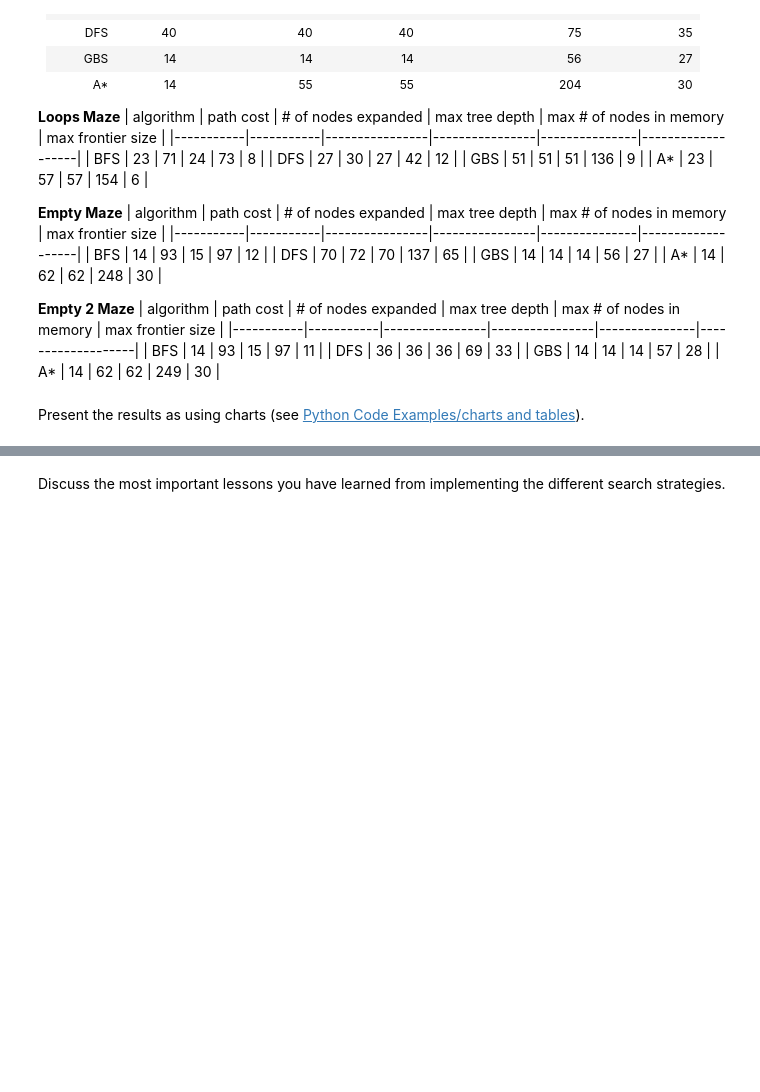
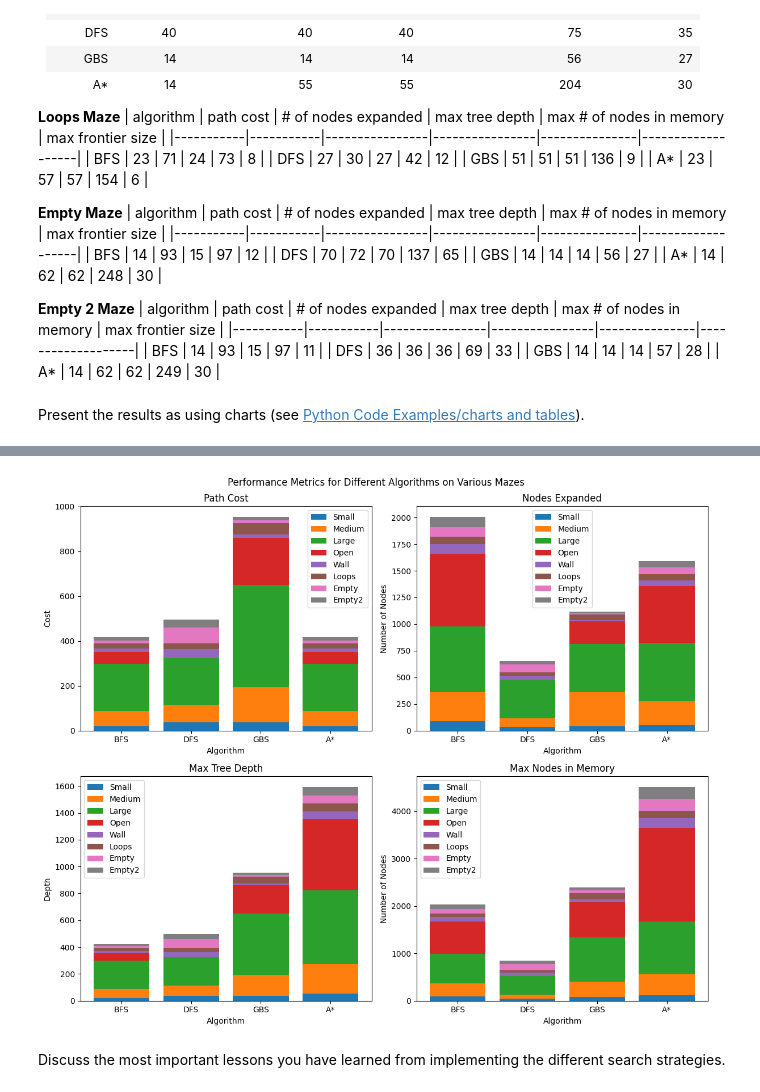
Before and after one commit to JCrossover-14/CSE352, a Jupyter notebook: HW1/Maze.ipynb, the cells around one changed output, grey strips where cells are left out. Saved outputs shown, nothing was run; the diff lists cells and outputs as text; code cells hidden in the pictures; blank space fills up the shorter version.

Commit message:
updated charts

```diff
--- a/HW1/Maze.ipynb
+++ b/HW1/Maze.ipynb
@@ -843,2 +818,88 @@ plt.show()
+# %%
+import numpy as np
+import matplotlib.pyplot as plt
+
+algorithms = ["BFS", "DFS", "GBS", "A*"]
+path_cost = {"Small": [19, 37, 38, 19], "Medium": [68, 76, 157, 68], "Large": [210, 210, 454, 210],
+             "Open": [54, 0, 211, 54], "Wall": [14, 40, 14, 14], "Loops": [23, 27, 51, 23],
+             "Empty": [14, 70, 14, 14], "Empty2": [14, 36, 14, 14]}
+
+nodes_expanded = {"Small": [91, 37, 39, 53], "Medium": [269, 76, 320, 221], "Large": [620, 364, 454, 549],
+                  "Open": [682, 0, 211, 534], "Wall": [86, 40, 14, 55], "Loops": [71, 30, 51, 57],
+                  "Empty": [93, 72, 14, 62], "Empty2": [93, 36, 14, 62]}
+
+max_tree_depth = {"Small": [19, 37, 38, 52], "Medium": [69, 76, 157, 221], "Large": [211, 210, 454, 549],
+                  "Open": [55, 0, 211, 534], "Wall": [15, 40, 14, 55], "Loops": [24, 27, 51, 57],
+                  "Empty": [15, 70, 14, 62], "Empty2": [15, 36, 14, 62]}
+
+max_nodes_in_memory = {"Small": [93, 44, 81, 112], "Medium": [272, 83, 320, 453], "Large": [624, 395, 931, 1105],
+                       "Open": [685, 0, 751, 1982], "Wall": [90, 75, 56, 204], "Loops": [73, 42, 136, 154],
+                       "Empty": [97, 137, 56, 248], "Empty2": [97, 69, 57, 249]}
+
+max_frontier_size = {"Small": [8, 7, 5, 8], "Medium": [8, 7, 8, 8], "Large": [9, 31, 24, 12],
+                     "Open": [23, 0, 63, 28], "Wall": [11, 35, 27, 30], "Loops": [8, 12, 9, 6],
+                     "Empty": [12, 65, 27, 30], "Empty2": [11, 33, 28, 30]}
+
+
+fig, axs = plt.subplots(2, 2, figsize=(12, 10))
+
+fig.suptitle("Performance Metrics for Different Algorithms on Various Mazes")
+
+
+axs[0, 0].bar(algorithms, path_cost["Small"], label="Small")
+axs[0, 0].bar(algorithms, path_cost["Medium"], bottom=path_cost["Small"], label="Medium")
+axs[0, 0].bar(algorithms, path_cost["Large"], bottom=np.array(path_cost["Small"]) + np.array(path_cost["Medium"]), label="Large")
+axs[0, 0].bar(algorithms, path_cost["Open"], bottom=np.array(path_cost["Small"]) + np.array(path_cost["Medium"]) + np.array(path_cost["Large"]), label="Open")
+axs[0, 0].bar(algorithms, path_cost["Wall"], bottom=np.array(path_cost["Small"]) + np.array(path_cost["Medium"]) + np.array(path_cost["Large"]) + np.array(path_cost["Open"]), label="Wall")
+axs[0, 0].bar(algorithms, path_cost["Loops"], bottom=np.array(path_cost["Small"]) + np.array(path_cost["Medium"]) + np.array(path_cost["Large"]) + np.array(path_cost["Open"]) + np.array(path_cost["Wall"]), label="Loops")
+axs[0, 0].bar(algorithms, path_cost["Empty"], bottom=np.array(path_cost["Small"]) + np.array(path_cost["Medium"]) + np.array(path_cost["Large"]) + np.array(path_cost["Open"]) + np.array(path_cost["Wall"]) + np.array(path_cost["Loops"]), label="Empty")
+axs[0, 0].bar(algorithms, path_cost["Empty2"], bottom=np.array(path_cost["Small"]) + np.array(path_cost["Medium"]) + np.array(path_cost["Large"]) + np.array(path_cost["Open"]) + np.array(path_cost["Wall"]) + np.array(path_cost["Loops"]) + np.array(path_cost["Empty"]), label="Empty2")
+axs[0, 0].set_title("Path Cost")
+axs[0, 0].legend()
+axs[0, 0].set_ylabel("Cost")
+
+axs[0, 1].bar(algorithms, nodes_expanded["Small"], label="Small")
+axs[0, 1].bar(algorithms, nodes_expanded["Medium"], bottom=nodes_expanded["Small"], label="Medium")
+axs[0, 1].bar(algorithms, nodes_expanded["Large"], bottom=np.array(nodes_expanded["Small"]) + np.array(nodes_expanded["Medium"]), label="Large")
+axs[0, 1].bar(algorithms, nodes_expanded["Open"], bottom=np.array(nodes_expanded["Small"]) + np.array(nodes_expanded["Medium"]) + np.array(nodes_expanded["Large"]), label="Open")
+axs[0, 1].bar(algorithms, nodes_expanded["Wall"], bottom=np.array(nodes_expanded["Small"]) + np.array(nodes_expanded["Medium"]) + np.array(nodes_expanded["Large"]) + np.array(nodes_expanded["Open"]), label="Wall")
+axs[0, 1].bar(algorithms, nodes_expanded["Loops"], bottom=np.array(nodes_expanded["Small"]) + np.array(nodes_expanded["Medium"]) + np.array(nodes_expanded["Large"]) + np.array(nodes_expanded["Open"]) + np.array(nodes_expanded["Wall"]), label="Loops")
+axs[0, 1].bar(algorithms, nodes_expanded["Empty"], bottom=np.array(nodes_expanded["Small"]) + np.array(nodes_expanded["Medium"]) + np.array(nodes_expanded["Large"]) + np.array(nodes_expanded["Open"]) + np.array(nodes_expanded["Wall"]) + np.array(nodes_expanded["Loops"]), label="Empty")
+axs[0, 1].bar(algorithms, nodes_expanded["Empty2"], bottom=np.array(nodes_expanded["Small"]) + np.array(nodes_expanded["Medium"]) + np.array(nodes_expanded["Large"]) + np.array(nodes_expanded["Open"]) + np.array(nodes_expanded["Wall"]) + np.array(nodes_expanded["Loops"]) + np.array(nodes_expanded["Empty"]), label="Empty2")
+axs[0, 1].set_title("Nodes Expanded")
+axs[0, 1].legend()
+axs[0, 1].set_ylabel("Number of Nodes")
+
+axs[1, 0].bar(algorithms, max_tree_depth["Small"], label="Small")
+axs[1, 0].bar(algorithms, max_tree_depth["Medium"], bottom=max_tree_depth["Small"], label="Medium")
+axs[1, 0].bar(algorithms, max_tree_depth["Large"], bottom=np.array(max_tree_depth["Small"]) + np.array(max_tree_depth["Medium"]), label="Large")
+axs[1, 0].bar(algorithms, max_tree_depth["Open"], bottom=np.array(max_tree_depth["Small"]) + np.array(max_tree_depth["Medium"]) + np.array(max_tree_depth["Large"]), label="Open")
+axs[1, 0].bar(algorithms, max_tree_depth["Wall"], bottom=np.array(max_tree_depth["Small"]) + np.array(max_tree_depth["Medium"]) + np.array(max_tree_depth["Large"]) + np.array(max_tree_depth["Open"]), label="Wall")
+axs[1, 0].bar(algorithms, max_tree_depth["Loops"], bottom=np.array(max_tree_depth["Small"]) + np.array(max_tree_depth["Medium"]) + np.array(max_tree_depth["Large"]) + np.array(max_tree_depth["Open"]) + np.array(max_tree_depth["Wall"]), label="Loops")
+axs[1, 0].bar(algorithms, max_tree_depth["Empty"], bottom=np.array(max_tree_depth["Small"]) + np.array(max_tree_depth["Medium"]) + np.array(max_tree_depth["Large"]) + np.array(max_tree_depth["Open"]) + np.array(max_tree_depth["Wall"]) + np.array(max_tree_depth["Loops"]), label="Empty")
+axs[1, 0].bar(algorithms, max_tree_depth["Empty2"], bottom=np.array(max_tree_depth["Small"]) + np.array(max_tree_depth["Medium"]) + np.array(max_tree_depth["Large"]) + np.array(max_tree_depth["Open"]) + np.array(max_tree_depth["Wall"]) + np.array(max_tree_depth["Loops"]) + np.array(max_tree_depth["Empty"]), label="Empty2")
+axs[1, 0].set_title("Max Tree Depth")
+axs[1, 0].legend()
+axs[1, 0].set_ylabel("Depth")
+
+axs[1, 1].bar(algorithms, max_nodes_in_memory["Small"], label="Small")
+axs[1, 1].bar(algorithms, max_nodes_in_memory["Medium"], bottom=max_nodes_in_memory["Small"], label="Medium")
+axs[1, 1].bar(algorithms, max_nodes_in_memory["Large"], bottom=np.array(max_nodes_in_memory["Small"]) + np.array(max_nodes_in_memory["Medium"]), label="Large")
+axs[1, 1].bar(algorithms, max_nodes_in_memory["Open"], bottom=np.array(max_nodes_in_memory["Small"]) + np.array(max_nodes_in_memory["Medium"]) + np.array(max_nodes_in_memory["Large"]), label="Open")
+axs[1, 1].bar(algorithms, max_nodes_in_memory["Wall"], bottom=np.array(max_nodes_in_memory["Small"]) + np.array(max_nodes_in_memory["Medium"]) + np.array(max_nodes_in_memory["Large"]) + np.array(max_nodes_in_memory["Open"]), label="Wall")
+axs[1, 1].bar(algorithms, max_nodes_in_memory["Loops"], bottom=np.array(max_nodes_in_memory["Small"]) + np.array(max_nodes_in_memory["Medium"]) + np.array(max_nodes_in_memory["Large"]) + np.array(max_nodes_in_memory["Open"]) + np.array(max_nodes_in_memory["Wall"]), label="Loops")
+axs[1, 1].bar(algorithms, max_nodes_in_memory["Empty"], bottom=np.array(max_nodes_in_memory["Small"]) + np.array(max_nodes_in_memory["Medium"]) + np.array(max_nodes_in_memory["Large"]) + np.array(max_nodes_in_memory["Open"]) + np.array(max_nodes_in_memory["Wall"]) + np.array(max_nodes_in_memory["Loops"]), label="Empty")
+axs[1, 1].bar(algorithms, max_nodes_in_memory["Empty2"], bottom=np.array(max_nodes_in_memory["Small"]) + np.array(max_nodes_in_memory["Medium"]) + np.array(max_nodes_in_memory["Large"]) + np.array(max_nodes_in_memory["Open"]) + np.array(max_nodes_in_memory["Wall"]) + np.array(max_nodes_in_memory["Loops"]) + np.array(max_nodes_in_memory["Empty"]), label="Empty2")
+axs[1, 1].set_title("Max Nodes in Memory")
+axs[1, 1].legend()
+axs[1, 1].set_ylabel("Number of Nodes")
+
+for ax in axs.flat:
+    ax.set_xlabel("Algorithm")
+
+plt.tight_layout()
+plt.show()
+# %% [output]
+[figure, added]
 # %% [markdown]
 Discuss the most important lessons you have learned from implementing the different search strategies.
```
Also changed, not shown: parts of 3 cells of this notebook, 2 other files.
